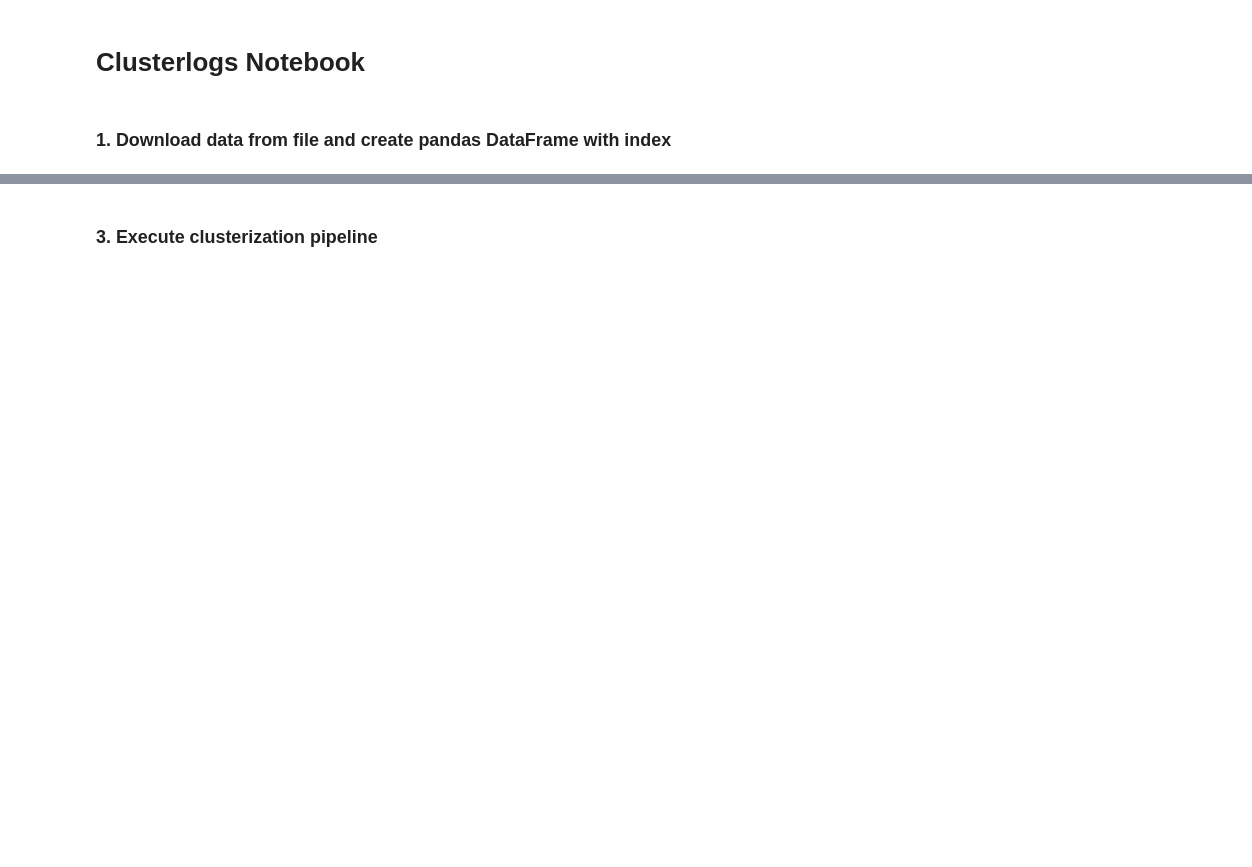
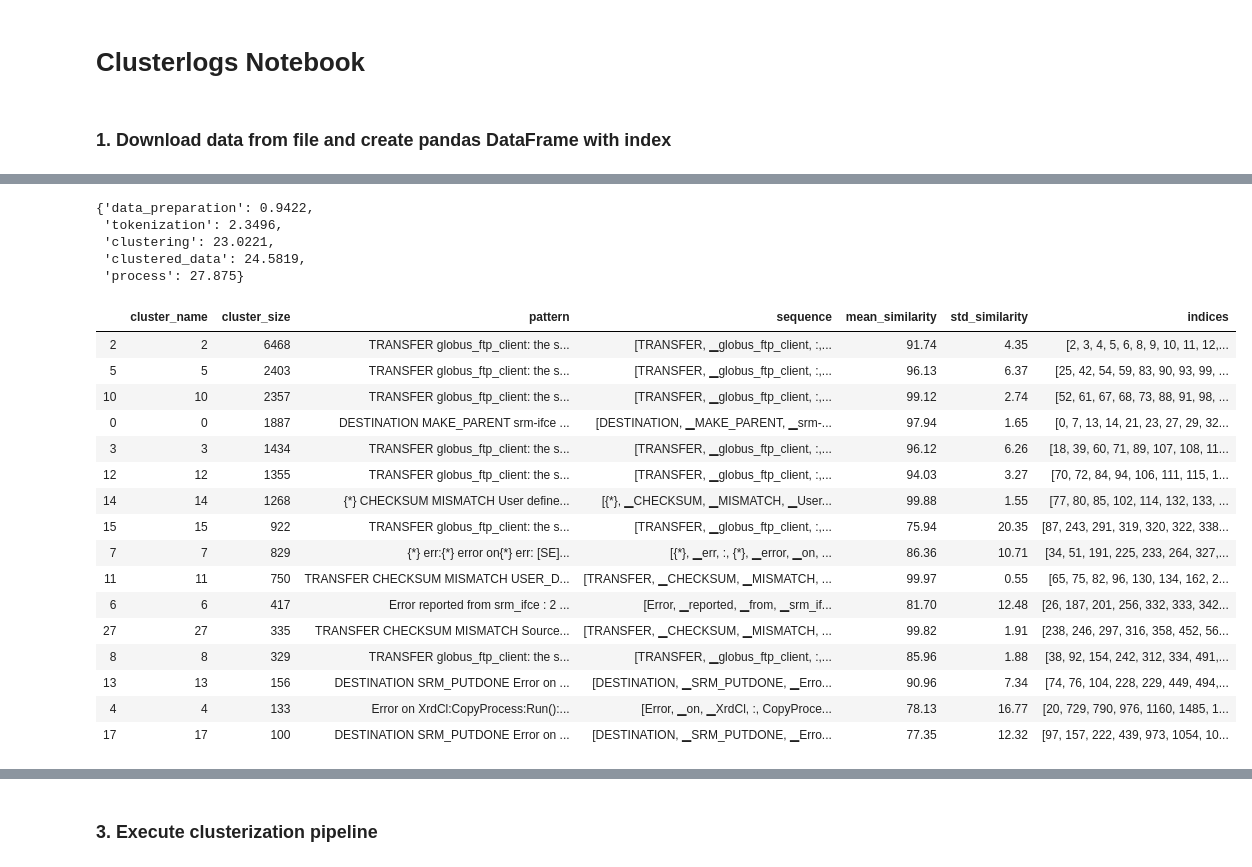
Before and after one commit to maria-grigorieva/ClusterLog, a Jupyter notebook: clusterlogs_notebook-Copy1.ipynb, the cells around one changed output, grey strips where cells are left out. Cells and saved outputs as stored; diff of their text form; code cells hidden in the pictures; blank space fills up the shorter version.

Commit message:
patterns recognition method was finished

```diff
--- a/clusterlogs_notebook-Copy1.ipynb
+++ b/clusterlogs_notebook-Copy1.ipynb
@@ -39 +26,13 @@ df
+# %%
+target = 'message'
+# %%
+cluster = pipeline.ml_clustering(df, target, mode='create', model_name='fts.model').process()
+# %%
+cluster.timings
+# %% [output]
+{'data_preparation': 0.9422,
+ 'tokenization': 2.3496,
+ 'clustering': 23.0221,
+ 'clustered_data': 24.5819,
+ 'process': 27.875}
 # %%
@@ -40,0 +40,20 @@ df = pd.read_csv('test/test_data.csv', index_col=0)
+# %%
+cluster.clusters
+# %% [output]
+|  | cluster_name | cluster_size | pattern | sequence | mean_similarity | std_similarity | indices |
+| 2 | 2 | 6468 | TRANSFER globus_ftp_client: the s... | [TRANSFER, ▁globus_ftp_client, :,... | 91.74 | 4.35 | [2, 3, 4, 5, 6, 8, 9, 10, 11, 12,... |
+| 5 | 5 | 2403 | TRANSFER globus_ftp_client: the s... | [TRANSFER, ▁globus_ftp_client, :,... | 96.13 | 6.37 | [25, 42, 54, 59, 83, 90, 93, 99, ... |
+| 10 | 10 | 2357 | TRANSFER globus_ftp_client: the s... | [TRANSFER, ▁globus_ftp_client, :,... | 99.12 | 2.74 | [52, 61, 67, 68, 73, 88, 91, 98, ... |
+| 0 | 0 | 1887 | DESTINATION MAKE_PARENT srm-ifce ... | [DESTINATION, ▁MAKE_PARENT, ▁srm-... | 97.94 | 1.65 | [0, 7, 13, 14, 21, 23, 27, 29, 32... |
+| 3 | 3 | 1434 | TRANSFER globus_ftp_client: the s... | [TRANSFER, ▁globus_ftp_client, :,... | 96.12 | 6.26 | [18, 39, 60, 71, 89, 107, 108, 11... |
+| 12 | 12 | 1355 | TRANSFER globus_ftp_client: the s... | [TRANSFER, ▁globus_ftp_client, :,... | 94.03 | 3.27 | [70, 72, 84, 94, 106, 111, 115, 1... |
+| 14 | 14 | 1268 | {*} CHECKSUM MISMATCH User define... | [{*}, ▁CHECKSUM, ▁MISMATCH, ▁User... | 99.88 | 1.55 | [77, 80, 85, 102, 114, 132, 133, ... |
+| 15 | 15 | 922 | TRANSFER globus_ftp_client: the s... | [TRANSFER, ▁globus_ftp_client, :,... | 75.94 | 20.35 | [87, 243, 291, 319, 320, 322, 338... |
+| 7 | 7 | 829 | {*} err:{*} error on{*} err: [SE]... | [{*}, ▁err, :, {*}, ▁error, ▁on, ... | 86.36 | 10.71 | [34, 51, 191, 225, 233, 264, 327,... |
+| 11 | 11 | 750 | TRANSFER CHECKSUM MISMATCH USER_D... | [TRANSFER, ▁CHECKSUM, ▁MISMATCH, ... | 99.97 | 0.55 | [65, 75, 82, 96, 130, 134, 162, 2... |
+| 6 | 6 | 417 | Error reported from srm_ifce : 2 ... | [Error, ▁reported, ▁from, ▁srm_if... | 81.70 | 12.48 | [26, 187, 201, 256, 332, 333, 342... |
+| 27 | 27 | 335 | TRANSFER CHECKSUM MISMATCH Source... | [TRANSFER, ▁CHECKSUM, ▁MISMATCH, ... | 99.82 | 1.91 | [238, 246, 297, 316, 358, 452, 56... |
+| 8 | 8 | 329 | TRANSFER globus_ftp_client: the s... | [TRANSFER, ▁globus_ftp_client, :,... | 85.96 | 1.88 | [38, 92, 154, 242, 312, 334, 491,... |
+| 13 | 13 | 156 | DESTINATION SRM_PUTDONE Error on ... | [DESTINATION, ▁SRM_PUTDONE, ▁Erro... | 90.96 | 7.34 | [74, 76, 104, 228, 229, 449, 494,... |
+| 4 | 4 | 133 | Error on XrdCl:CopyProcess:Run():... | [Error, ▁on, ▁XrdCl, :, CopyProce... | 78.13 | 16.77 | [20, 729, 790, 976, 1160, 1485, 1... |
+| 17 | 17 | 100 | DESTINATION SRM_PUTDONE Error on ... | [DESTINATION, ▁SRM_PUTDONE, ▁Erro... | 77.35 | 12.32 | [97, 157, 222, 439, 973, 1054, 10... |
```
Also changed, not shown: parts of 77 cells of this notebook, 10 other files.
